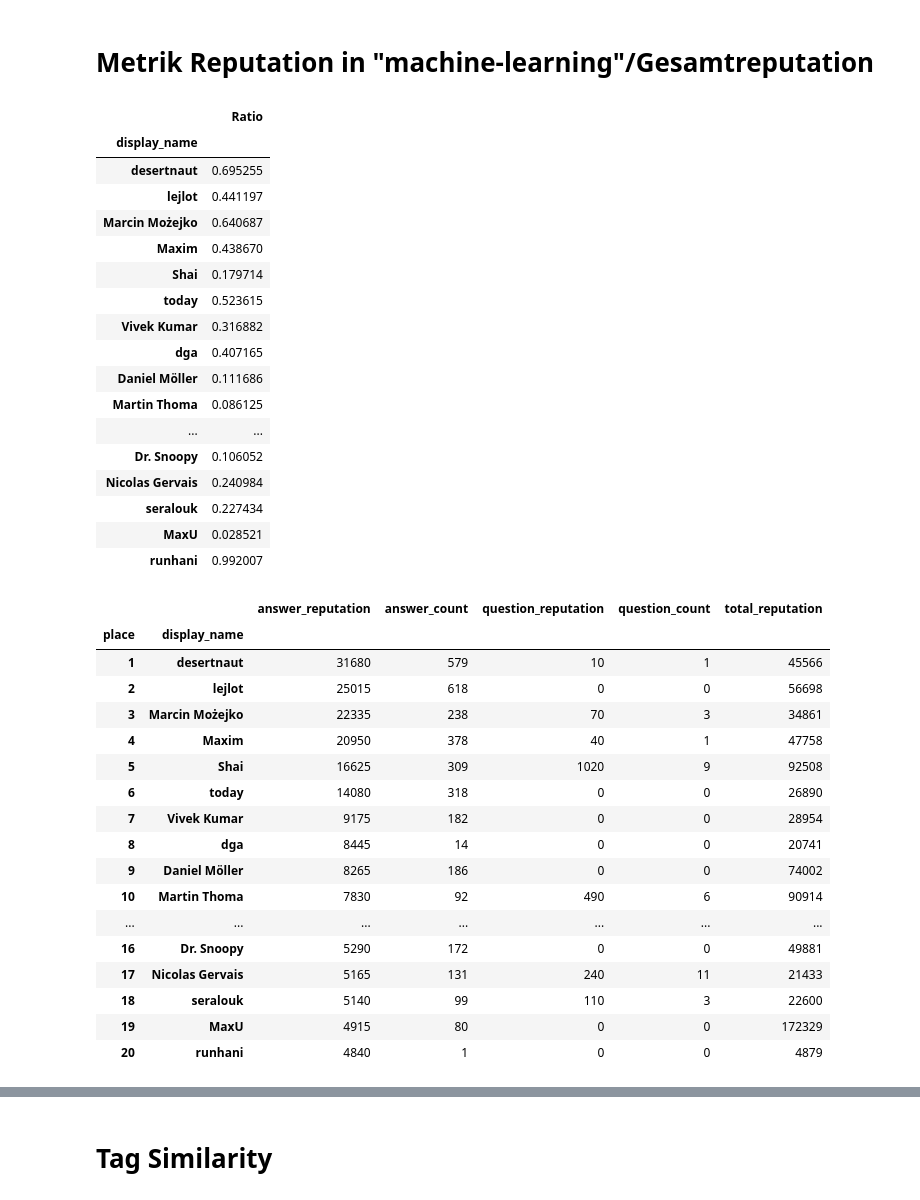
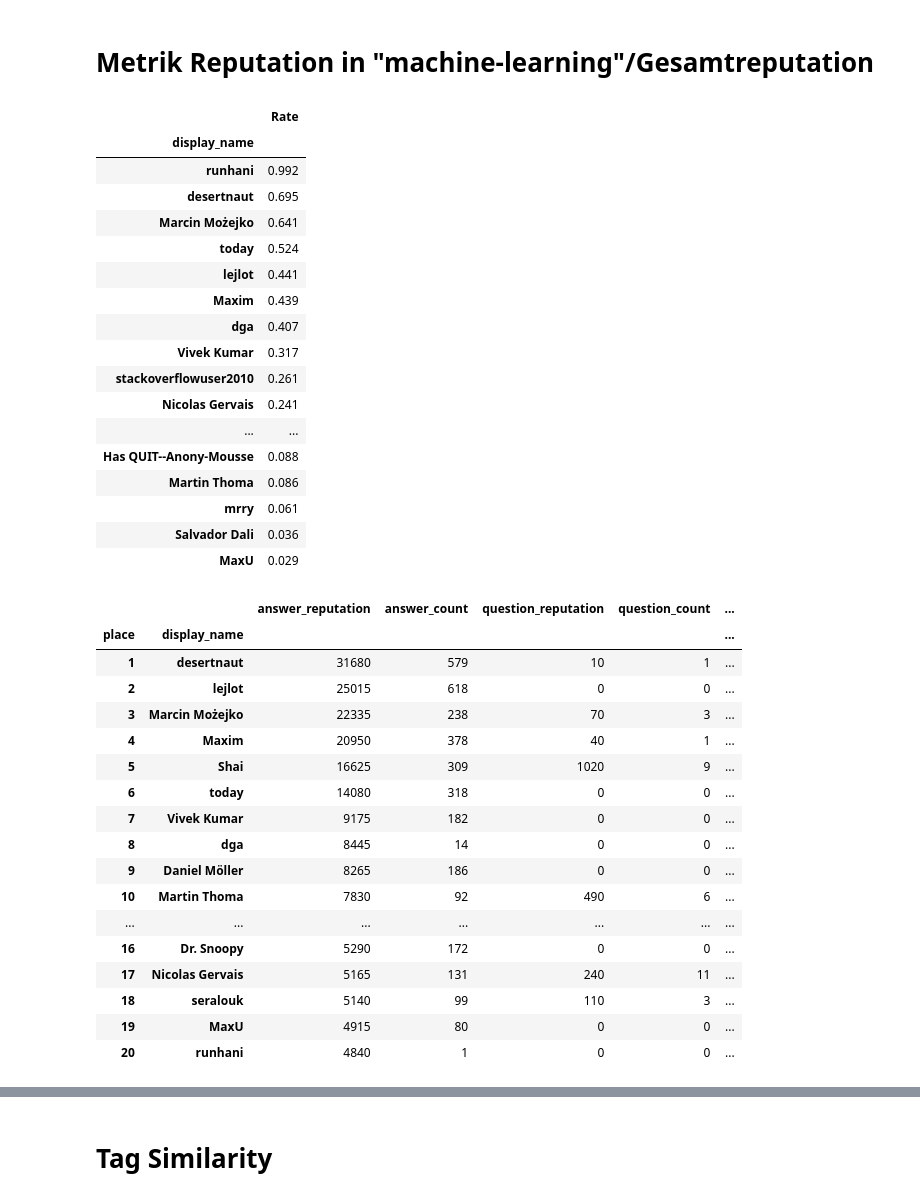
Before and after one commit to LBraunshausen/MSR-project, a Jupyter notebook: RQ4.ipynb, the cells around one changed output, grey strips where cells are left out. Drawn from its saved outputs; the diff is of its cells as text; code cells hidden in the pictures.

```diff
--- a/RQ4.ipynb
+++ b/RQ4.ipynb
@@ -361,63 +357,63 @@ sorted_user_tag_df.fillna("0", inplace=True)
 # %%
 top_users_total_rep = top_users_posts.drop_duplicates(subset=["AnswerUserId"])
 top_users_total_rep
 expert_reputations = []
 total_reputation = []
 for expert in top_users.itertuples():
 
     user_reputation = top_users_total_rep.loc[top_users_total_rep['AnswerUserId'] == expert[0]]["AnswerUserReputation"].values[0]
     display_name = expert[1]
     calculated_rep = expert[5]
     #expert_reputations.append([display_name, user_reputation, calculated_rep])
     expert_reputations.append(calculated_rep/user_reputation)
     total_reputation.append(user_reputation)
 
 top_users = sorted_user_df[0:20]
 expert_reputations_df = pd.DataFrame(expert_reputations, index=top_users["display_name"])
-expert_reputations_df.columns = ["Ratio"]
-expert_reputations_df
+expert_reputations_df.columns = ["Rate"]
+expert_reputations_df.sort_values(by="Rate", ascending=False)
 # %% [output]
-|  | Ratio |
+|  | Rate |
 | display_name |  |
-| desertnaut | 0.695255 |
-| lejlot | 0.441197 |
-| Marcin Możejko | 0.640687 |
-| Maxim | 0.438670 |
-| Shai | 0.179714 |
-| today | 0.523615 |
-| Vivek Kumar | 0.316882 |
-| dga | 0.407165 |
-| Daniel Möller | 0.111686 |
-| Martin Thoma | 0.086125 |
+| runhani | 0.992 |
+| desertnaut | 0.695 |
+| Marcin Możejko | 0.641 |
+| today | 0.524 |
+| lejlot | 0.441 |
+| Maxim | 0.439 |
+| dga | 0.407 |
+| Vivek Kumar | 0.317 |
+| stackoverflowuser2010 | 0.261 |
+| Nicolas Gervais | 0.241 |
 | ... | ... |
-| Dr. Snoopy | 0.106052 |
-| Nicolas Gervais | 0.240984 |
-| seralouk | 0.227434 |
-| MaxU | 0.028521 |
-| runhani | 0.992007 |
+| Has QUIT--Anony-Mousse | 0.088 |
+| Martin Thoma | 0.086 |
+| mrry | 0.061 |
+| Salvador Dali | 0.036 |
+| MaxU | 0.029 |
 # %%
 place_list = [i for i in range(1,21)]
-sorted_user_df_slice = sorted_user_df[0:20][["display_name", "answer_reputation", "answer_count", "question_reputation", "question_count"]]
+sorted_user_df_slice = sorted_user_df[0:20][["display_name", "answer_reputation", "answer_count", "question_reputation", "question_count", "accepted_answer_count"]]
 sorted_user_df_slice["place"] = place_list
 sorted_user_df_slice["total_reputation"] = total_reputation
 sorted_user_df_slice.fillna(0, inplace=True)
 sorted_user_df_slice.set_index(["place", "display_name"])
 # %% [output]
-|  |  | answer_reputation | answer_count | question_reputation | question_count | total_reputation |
-| place | display_name |  |  |  |  |  |
-| 1 | desertnaut | 31680 | 579 | 10 | 1 | 45566 |
-| 2 | lejlot | 25015 | 618 | 0 | 0 | 56698 |
-| 3 | Marcin Możejko | 22335 | 238 | 70 | 3 | 34861 |
-| 4 | Maxim | 20950 | 378 | 40 | 1 | 47758 |
-| 5 | Shai | 16625 | 309 | 1020 | 9 | 92508 |
-| 6 | today | 14080 | 318 | 0 | 0 | 26890 |
-| 7 | Vivek Kumar | 9175 | 182 | 0 | 0 | 28954 |
-| 8 | dga | 8445 | 14 | 0 | 0 | 20741 |
-| 9 | Daniel Möller | 8265 | 186 | 0 | 0 | 74002 |
-| 10 | Martin Thoma | 7830 | 92 | 490 | 6 | 90914 |
+|  |  | answer_reputation | answer_count | question_reputation | question_count | ... |
+| place | display_name |  |  |  |  | ... |
+| 1 | desertnaut | 31680 | 579 | 10 | 1 | ... |
+| 2 | lejlot | 25015 | 618 | 0 | 0 | ... |
+| 3 | Marcin Możejko | 22335 | 238 | 70 | 3 | ... |
+| 4 | Maxim | 20950 | 378 | 40 | 1 | ... |
+| 5 | Shai | 16625 | 309 | 1020 | 9 | ... |
+| 6 | today | 14080 | 318 | 0 | 0 | ... |
+| 7 | Vivek Kumar | 9175 | 182 | 0 | 0 | ... |
+| 8 | dga | 8445 | 14 | 0 | 0 | ... |
+| 9 | Daniel Möller | 8265 | 186 | 0 | 0 | ... |
+| 10 | Martin Thoma | 7830 | 92 | 490 | 6 | ... |
 | ... | ... | ... | ... | ... | ... | ... |
-| 16 | Dr. Snoopy | 5290 | 172 | 0 | 0 | 49881 |
-| 17 | Nicolas Gervais | 5165 | 131 | 240 | 11 | 21433 |
-| 18 | seralouk | 5140 | 99 | 110 | 3 | 22600 |
-| 19 | MaxU | 4915 | 80 | 0 | 0 | 172329 |
-| 20 | runhani | 4840 | 1 | 0 | 0 | 4879 |
+| 16 | Dr. Snoopy | 5290 | 172 | 0 | 0 | ... |
+| 17 | Nicolas Gervais | 5165 | 131 | 240 | 11 | ... |
+| 18 | seralouk | 5140 | 99 | 110 | 3 | ... |
+| 19 | MaxU | 4915 | 80 | 0 | 0 | ... |
+| 20 | runhani | 4840 | 1 | 0 | 0 | ... |
```
Also changed, not shown: parts of 6 cells of this notebook.
